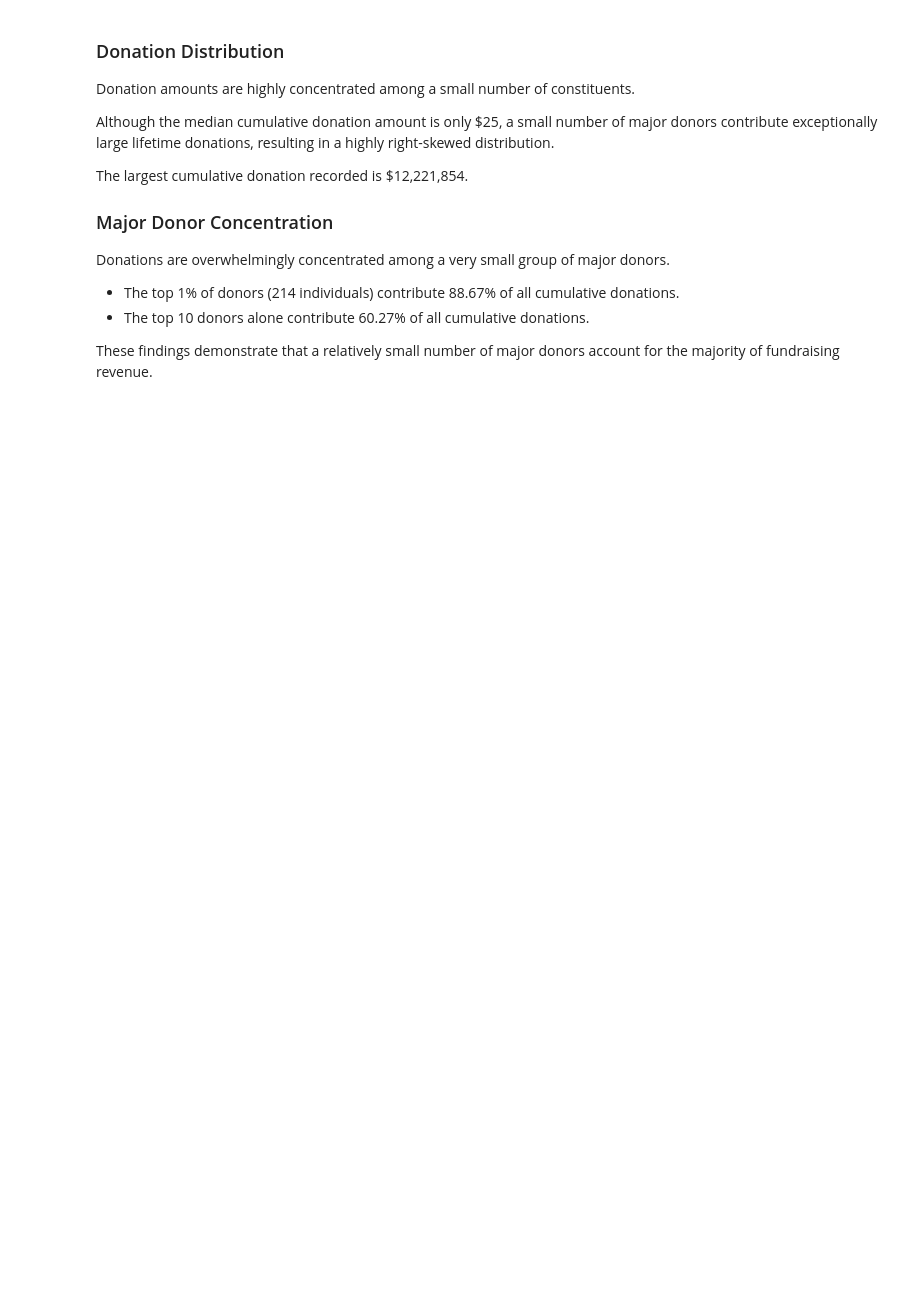
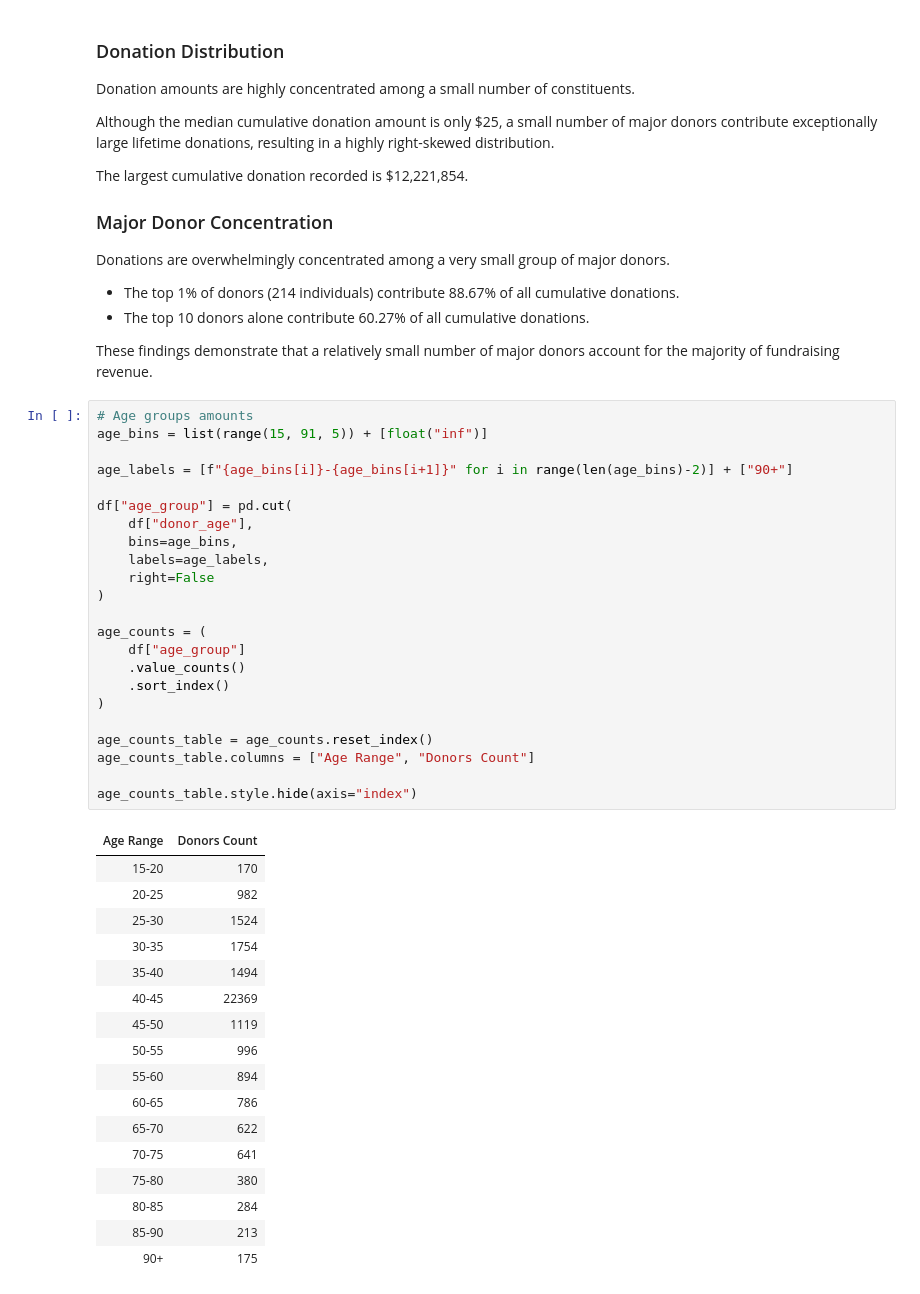
Before and after one commit to MDarkHead/red-cross-donor-prediction, a Jupyter notebook: notebooks/02_eda.ipynb, the cells around one changed output. Cells and saved outputs as stored; diff of their text form; blank space fills up the shorter version.

```diff
--- a/notebooks/02_eda.ipynb
+++ b/notebooks/02_eda.ipynb
@@ -773,3 +773,44 @@ Donations are overwhelmingly concentrated among a very small group of major dono
 - The top 10 donors alone contribute 60.27% of all cumulative donations.
 
 These findings demonstrate that a relatively small number of major donors account for the majority of fundraising revenue.
+# %%
+# Age groups amounts
+age_bins = list(range(15, 91, 5)) + [float("inf")]
+
+age_labels = [f"{age_bins[i]}-{age_bins[i+1]}" for i in range(len(age_bins)-2)] + ["90+"]
+
+df["age_group"] = pd.cut(
+    df["donor_age"],
+    bins=age_bins,
+    labels=age_labels,
+    right=False
+)
+
+age_counts = (
+    df["age_group"]
+    .value_counts()
+    .sort_index()
+)
+
+age_counts_table = age_counts.reset_index()
+age_counts_table.columns = ["Age Range", "Donors Count"]
+
+age_counts_table.style.hide(axis="index")
+# %% [output]
+| Age Range | Donors Count |
+| 15-20 | 170 |
+| 20-25 | 982 |
+| 25-30 | 1524 |
+| 30-35 | 1754 |
+| 35-40 | 1494 |
+| 40-45 | 22369 |
+| 45-50 | 1119 |
+| 50-55 | 996 |
+| 55-60 | 894 |
+| 60-65 | 786 |
+| 65-70 | 622 |
+| 70-75 | 641 |
+| 75-80 | 380 |
+| 80-85 | 284 |
+| 85-90 | 213 |
+| 90+ | 175 |
```
Also changed, not shown: parts of 4 cells of this notebook.
